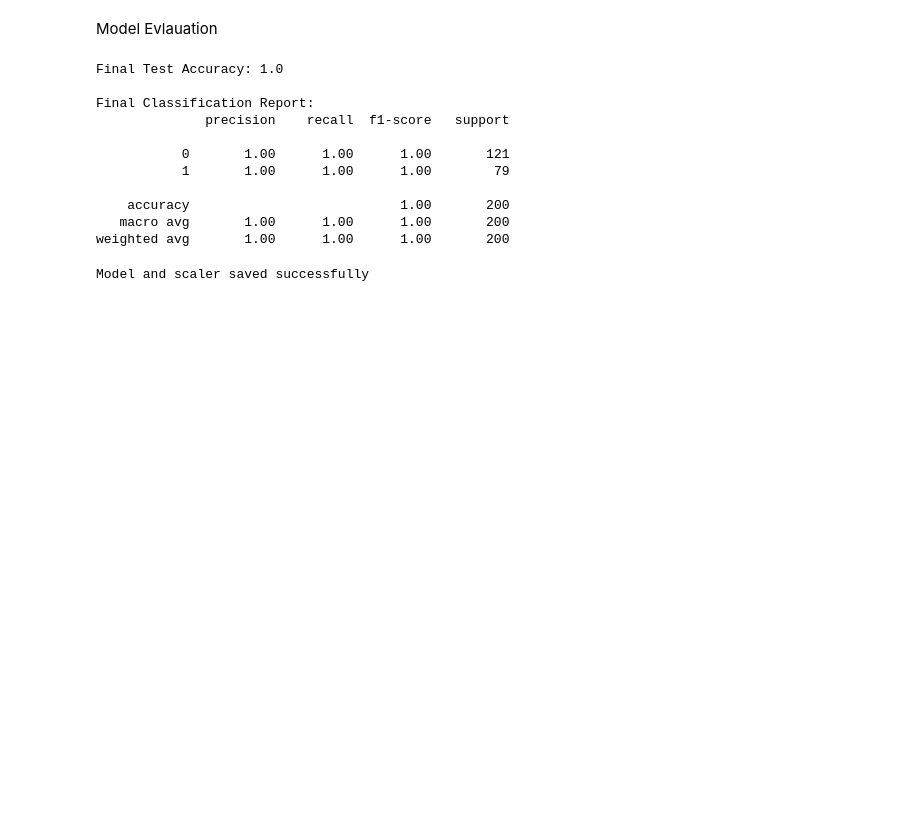
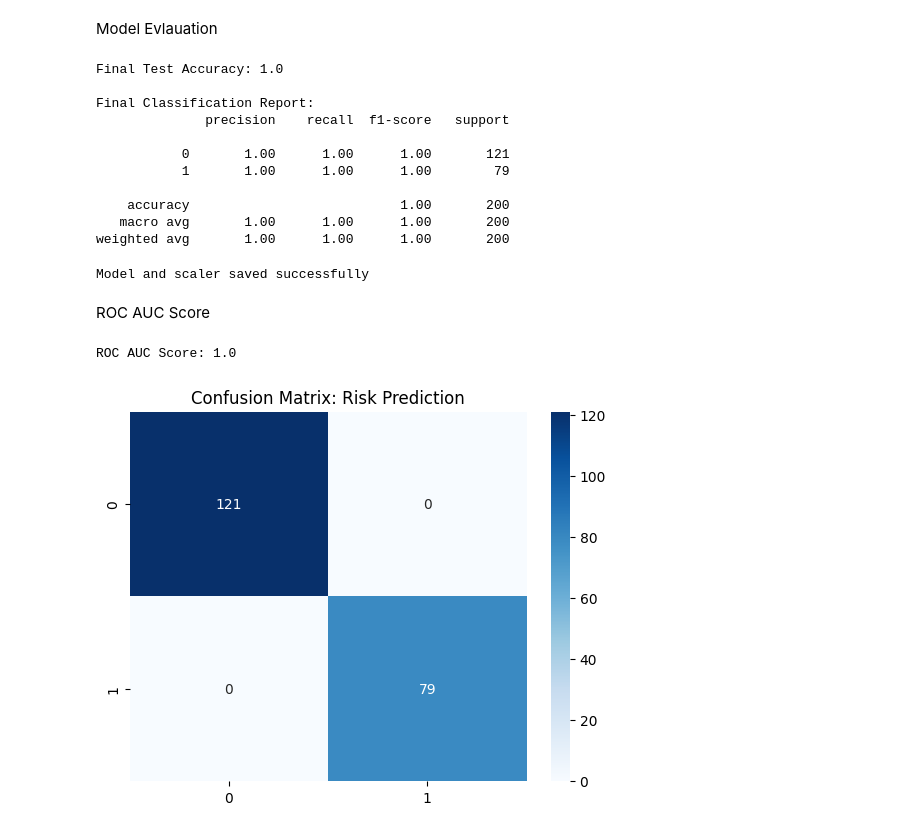
Before and after one commit to ThinethW/NutriScanner, a Jupyter notebook: health-risk-recommendations/research/inital_devloped model_trial.ipynb, the cells around one changed output. Drawn from its saved outputs; the diff is of its cells as text; code cells hidden in the pictures; blank space fills up the shorter version.

Commit message:
Docs: Model training with additonal disease recognition

```diff
--- a/health-risk-recommendations/research/inital_devloped model_trial.ipynb
+++ b/health-risk-recommendations/research/inital_devloped model_trial.ipynb
@@ -18,7 +18,7 @@ Matplotlib is building the font cache; this may take a moment.
 # %%
 import pandas as pd
 
-df = pd.read_csv("model/synthetic_health_risk_dataset_1000.csv")
+df = pd.read_csv("models/synthetic_health_risk_dataset_1000.csv")
 print(df.head())
 print(df.info())
 # %% [output]
@@ -357,3 +357,22 @@ joblib.dump(scaler, "models/scaler.pkl")
 print("Model and scaler saved successfully")
 # %% [output]
 Model and scaler saved successfully
+# %% [markdown]
+ROC AUC Score
+# %%
+from sklearn.metrics import confusion_matrix, roc_auc_score
+import seaborn as sns
+import matplotlib.pyplot as plt
+
+# Get probabilities
+y_probs = grid_search.best_estimator_.predict_proba(X_test)[:, 1]
+print(f"ROC AUC Score: {roc_auc_score(y_test, y_probs)}")
+
+# Plot Confusion Matrix
+cm = confusion_matrix(y_test, grid_search.best_estimator_.predict(X_test))
+sns.heatmap(cm, annot=True, fmt='d', cmap='Blues')
+plt.title('Confusion Matrix: Risk Prediction')
+plt.show()
+# %% [output]
+ROC AUC Score: 1.0
+[figure, added]
```
Also changed, not shown: parts of 5 cells of this notebook, 5 other files.
